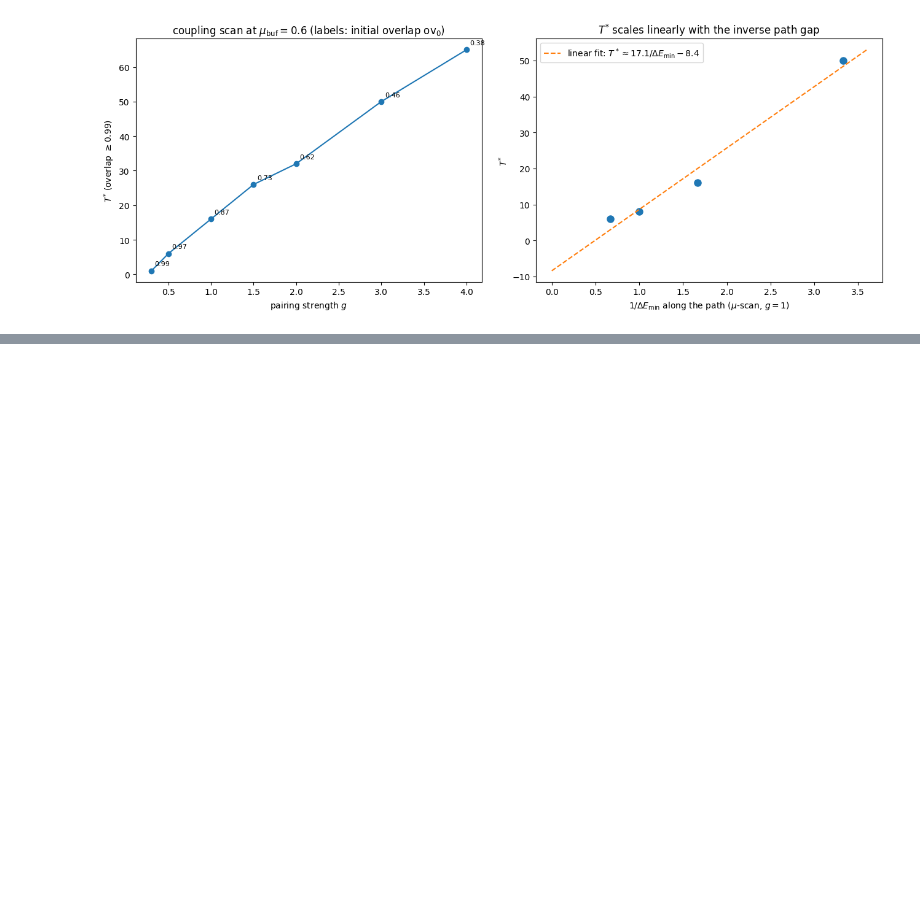
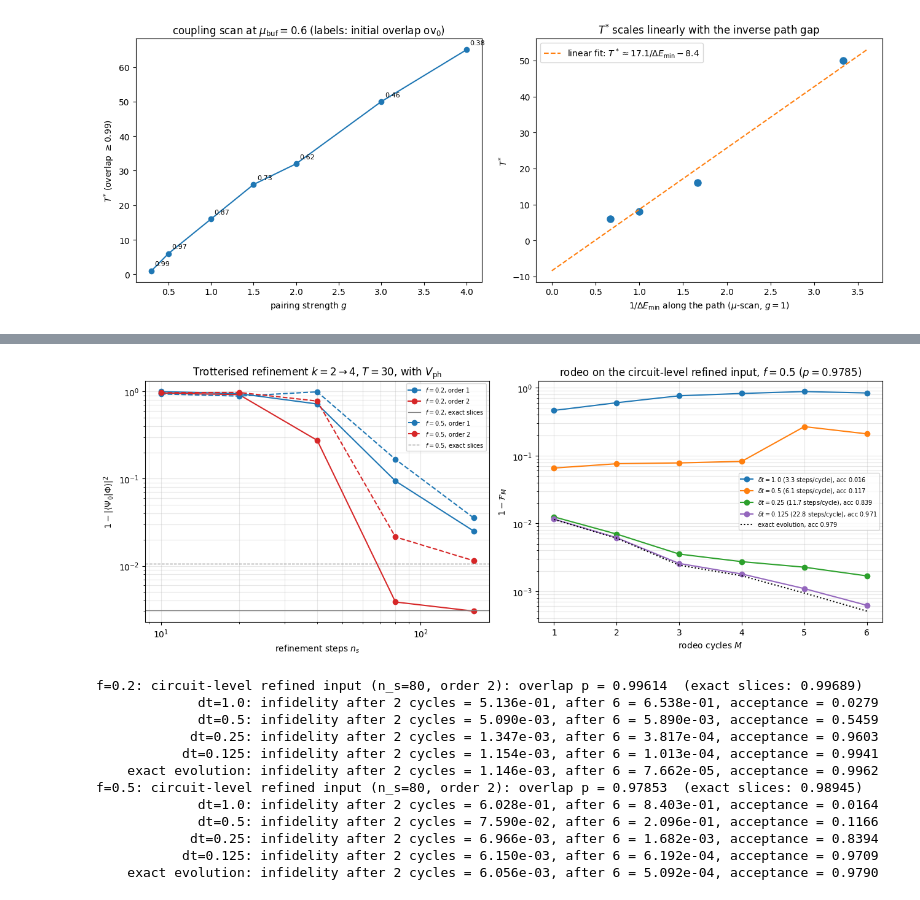
Before and after one commit to CompPhysics/QuantumComputingQuNorth, a Jupyter notebook: EigenQ/pairing-eigenq/notebooks/ResolutionRefPairing.ipynb, the cells around one changed output, grey strips where cells are left out. Saved outputs shown, nothing was run; the diff lists cells and outputs as text; code cells hidden in the pictures; blank space fills up the shorter version.

```diff
--- a/EigenQ/pairing-eigenq/notebooks/ResolutionRefPairing.ipynb
+++ b/EigenQ/pairing-eigenq/notebooks/ResolutionRefPairing.ipynb
@@ -2315,0 +2350,68 @@ Final fidelities (M = 10, averaged over 40 time sets, sigma = 3.0):
+# %%
+# <!-- EXT:PH -->
+# ---- Trotterised refinement and rodeo with the particle-hole term ----
+T_AD = 30.0; ns_grid = [10, 20, 40, 80, 160]
+inf_ref = {}; inf_exact = {}; GSf = {}; E0f = {}; Hf = {}
+for f in (0.2, 0.5):
+    Hh = pl.H_pairing_sparse(4, G, N, st4, ix4, f=f).toarray(); w, V = np.linalg.eigh(Hh)
+    Hf[f] = Hh; E0f[f] = w[0]; GSf[f] = V[:, 0]
+    for order in (1, 2):
+        inf_ref[(f, order)] = [1 - abs(np.vdot(GSf[f], pl.refine_state_trotter(N, 4, T_AD, ns, order=order, f=f)[0]))**2
+                               for ns in ns_grid]
+    pe, _ = pl.refine_state(N, 4, T_AD, f=f); inf_exact[f] = 1 - abs(np.vdot(GSf[f], pe))**2
+
+# rodeo with Trotterised controlled evolution at fixed step size dt, refined (n_s=80, order 2) input
+NS_OP, M_CYC, SIG, NSAMP = 80, 6, 4.0, 12
+rng = np.random.default_rng(11)
+tsets = [np.abs(rng.normal(0.0, SIG, M_CYC)) for _ in range(NSAMP)]
+psi_in = {}; p_in = {}; curves = {}; accepts = {}; mean_steps = {}
+for f in (0.2, 0.5):
+    psi_in[f], _ = pl.refine_state_trotter(N, 4, T_AD, NS_OP, order=2, f=f)
+    p_in[f] = abs(np.vdot(GSf[f], psi_in[f]))**2
+    w, V = np.linalg.eigh(Hf[f])
+    for dtm in (1.0, 0.5, 0.25, 0.125, None):
+        F_acc = np.zeros(M_CYC); A_fin = 0.0; nst = 0
+        for ts in tsets:
+            if dtm is None:
+                Ufun = lambda t: (V*np.exp(-1j*w*t)) @ V.T
+            else:
+                Ufun = lambda t, dtm=dtm, f=f: pl.trotter_U_dt(4, G, N, t, dtm, order=2, terms=terms_f[f])[0]
+                nst += sum(max(1, int(np.ceil(t/dtm))) for t in ts)
+            Fc, Ac = pl.rodeo_track_U(psi_in[f], Ufun, ts, E0f[f], GSf[f])
+            F_acc += Fc/NSAMP; A_fin += Ac[-1]/NSAMP
+        curves[(f, dtm)] = F_acc; accepts[(f, dtm)] = A_fin; mean_steps[(f, dtm)] = nst/NSAMP
+
+fig, ax = plt.subplots(1, 2, figsize=(13, 5))
+for f, ls in ((0.2, '-'), (0.5, '--')):
+    for order, c in ((1, 'C0'), (2, 'C3')):
+        ax[0].loglog(ns_grid, inf_ref[(f, order)], 'o' + ls, color=c, label=f'$f={f}$, order {order}')
+    ax[0].axhline(inf_exact[f], color='gray', ls=ls, lw=0.9, label=f'$f={f}$, exact slices')
+ax[0].set_xlabel('refinement steps $n_s$'); ax[0].set_ylabel(r'$1-|\langle\Psi_0|\Phi\rangle|^2$')
+ax[0].set_title(r'Trotterised refinement $k=2\to4$, $T=30$, with $V_{\rm ph}$'); ax[0].legend(fontsize=7); ax[0].grid(alpha=0.3, which='both')
+Ms = np.arange(1, M_CYC+1)
+for dtm, c in ((1.0, 'C0'), (0.5, 'C1'), (0.25, 'C2'), (0.125, 'C4'), (None, 'k')):
+    lab = 'exact evolution' if dtm is None else f'$\\delta t={dtm}$ ({mean_steps[(0.5, dtm)]/M_CYC:.1f} steps/cycle)'
+    ax[1].semilogy(Ms, 1 - curves[(0.5, dtm)], 'o-' if dtm else ':', color=c, label=lab + f', acc {accepts[(0.5, dtm)]:.3f}')
+ax[1].set_xlabel('rodeo cycles $M$'); ax[1].set_ylabel(r'$1-\mathcal{F}_M$')
+ax[1].set_title(f'rodeo on the circuit-level refined input, $f=0.5$ ($p={p_in[0.5]:.4f}$)')
+ax[1].legend(fontsize=7); ax[1].grid(alpha=0.3, which='both')
+plt.tight_layout(); plt.show()
+for f in (0.2, 0.5):
+    print(f"f={f}: circuit-level refined input (n_s=80, order 2): overlap p = {p_in[f]:.5f}  (exact slices: {1-inf_exact[f]:.5f})")
+    for dtm in (1.0, 0.5, 0.25, 0.125, None):
+        lab = 'exact evolution' if dtm is None else f'dt={dtm}'
+        print(f"   {lab:>16}: infidelity after 2 cycles = {1-curves[(f, dtm)][1]:.3e}, after 6 = {1-curves[(f, dtm)][5]:.3e}, acceptance = {accepts[(f, dtm)]:.4f}")
+# %% [output]
+[figure, added]
+f=0.2: circuit-level refined input (n_s=80, order 2): overlap p = 0.99614  (exact slices: 0.99689)
+             dt=1.0: infidelity after 2 cycles = 5.136e-01, after 6 = 6.538e-01, acceptance = 0.0279
+             dt=0.5: infidelity after 2 cycles = 5.090e-03, after 6 = 5.890e-03, acceptance = 0.5459
+            dt=0.25: infidelity after 2 cycles = 1.347e-03, after 6 = 3.817e-04, acceptance = 0.9603
+           dt=0.125: infidelity after 2 cycles = 1.154e-03, after 6 = 1.013e-04, acceptance = 0.9941
+    exact evolution: infidelity after 2 cycles = 1.146e-03, after 6 = 7.662e-05, acceptance = 0.9962
+f=0.5: circuit-level refined input (n_s=80, order 2): overlap p = 0.97853  (exact slices: 0.98945)
+             dt=1.0: infidelity after 2 cycles = 6.028e-01, after 6 = 8.403e-01, acceptance = 0.0164
+             dt=0.5: infidelity after 2 cycles = 7.590e-02, after 6 = 2.096e-01, acceptance = 0.1166
+            dt=0.25: infidelity after 2 cycles = 6.966e-03, after 6 = 1.682e-03, acceptance = 0.8394
+           dt=0.125: infidelity after 2 cycles = 6.150e-03, after 6 = 6.192e-04, acceptance = 0.9709
+    exact evolution: infidelity after 2 cycles = 6.056e-03, after 6 = 5.092e-04, acceptance = 0.9790
```
Also changed, not shown: parts of 29 cells of this notebook, 16 other files.
